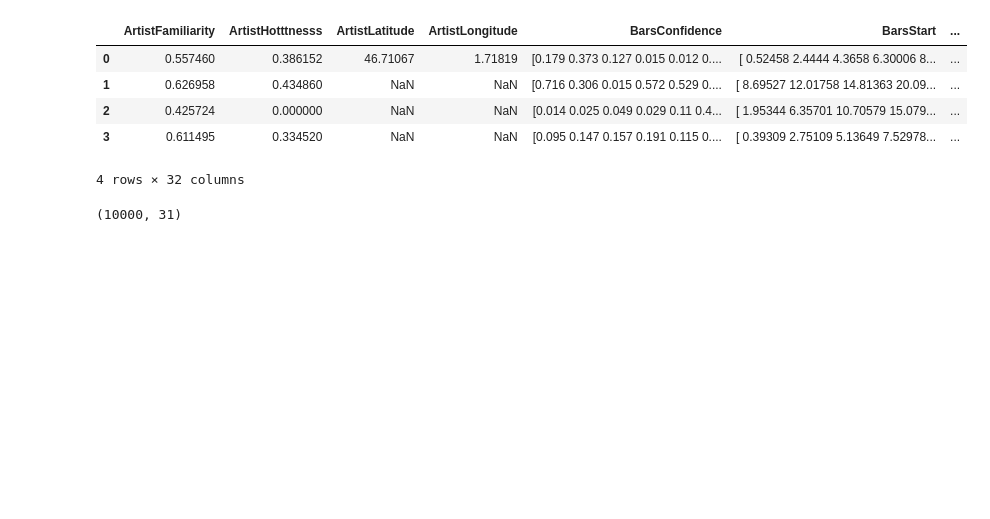
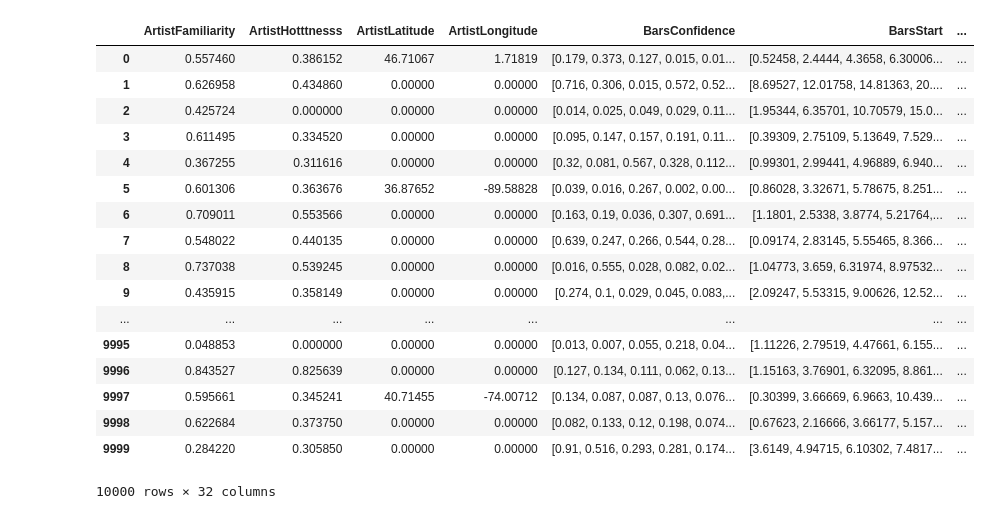
Before and after one commit to thefirebanks/SongPope, a Jupyter notebook: neural network.ipynb, the cells around one changed output. Cells and saved outputs as stored; diff of their text form; code cells hidden in the pictures; blank space fills up the shorter version.

```diff
--- a/neural network.ipynb
+++ b/neural network.ipynb
@@ -28,23 +116,28 @@ Index(['SongNumber', 'SongID', 'AlbumID', 'AlbumName', 'ArtistFamiliarity',
 # %%
-songs.shape
-songs = songs.drop(columns = ['SongID', 'SongNumber', 'AlbumName', 'AlbumID', 'ArtistID',
-                              'ArtistLocation', 'Energy', 'ArtistName', 'Title'])
+df_dropped = df.drop(columns = ['SongID', 'SongNumber', 'AlbumName', 'AlbumID', 'ArtistID',
+                              'ArtistLocation', 'Energy', 'ArtistName', 'Title', 'Energy'])
-# %%
-songs.iloc[0:4, :]
-# %% [output]
-|  | ArtistFamiliarity | ArtistHotttnesss | ArtistLatitude | ArtistLongitude | BarsConfidence | BarsStart | ... |
-| 0 | 0.557460 | 0.386152 | 46.71067 | 1.71819 | [0.179 0.373 0.127 0.015 0.012 0.... | [ 0.52458 2.4444 4.3658 6.30006 8... | ... |
-| 1 | 0.626958 | 0.434860 | NaN | NaN | [0.716 0.306 0.015 0.572 0.529 0.... | [ 8.69527 12.01758 14.81363 20.09... | ... |
-| 2 | 0.425724 | 0.000000 | NaN | NaN | [0.014 0.025 0.049 0.029 0.11 0.4... | [ 1.95344 6.35701 10.70579 15.079... | ... |
-| 3 | 0.611495 | 0.334520 | NaN | NaN | [0.095 0.147 0.157 0.191 0.115 0.... | [ 0.39309 2.75109 5.13649 7.52978... | ... |
-4 rows × 32 columns
+# %%
+df_dropped
+# %% [output]
+|  | ArtistFamiliarity | ArtistHotttnesss | ArtistLatitude | ArtistLongitude | BarsConfidence | BarsStart | ... |
+| 0 | 0.557460 | 0.386152 | 46.71067 | 1.71819 | [0.179, 0.373, 0.127, 0.015, 0.01... | [0.52458, 2.4444, 4.3658, 6.30006... | ... |
+| 1 | 0.626958 | 0.434860 | 0.00000 | 0.00000 | [0.716, 0.306, 0.015, 0.572, 0.52... | [8.69527, 12.01758, 14.81363, 20.... | ... |
+| 2 | 0.425724 | 0.000000 | 0.00000 | 0.00000 | [0.014, 0.025, 0.049, 0.029, 0.11... | [1.95344, 6.35701, 10.70579, 15.0... | ... |
+| 3 | 0.611495 | 0.334520 | 0.00000 | 0.00000 | [0.095, 0.147, 0.157, 0.191, 0.11... | [0.39309, 2.75109, 5.13649, 7.529... | ... |
+| 4 | 0.367255 | 0.311616 | 0.00000 | 0.00000 | [0.32, 0.081, 0.567, 0.328, 0.112... | [0.99301, 2.99441, 4.96889, 6.940... | ... |
+| 5 | 0.601306 | 0.363676 | 36.87652 | -89.58828 | [0.039, 0.016, 0.267, 0.002, 0.00... | [0.86028, 3.32671, 5.78675, 8.251... | ... |
+| 6 | 0.709011 | 0.553566 | 0.00000 | 0.00000 | [0.163, 0.19, 0.036, 0.307, 0.691... | [1.1801, 2.5338, 3.8774, 5.21764,... | ... |
+| 7 | 0.548022 | 0.440135 | 0.00000 | 0.00000 | [0.639, 0.247, 0.266, 0.544, 0.28... | [0.09174, 2.83145, 5.55465, 8.366... | ... |
+| 8 | 0.737038 | 0.539245 | 0.00000 | 0.00000 | [0.016, 0.555, 0.028, 0.082, 0.02... | [1.04773, 3.659, 6.31974, 8.97532... | ... |
+| 9 | 0.435915 | 0.358149 | 0.00000 | 0.00000 | [0.274, 0.1, 0.029, 0.045, 0.083,... | [2.09247, 5.53315, 9.00626, 12.52... | ... |
+| ... | ... | ... | ... | ... | ... | ... | ... |
+| 9995 | 0.048853 | 0.000000 | 0.00000 | 0.00000 | [0.013, 0.007, 0.055, 0.218, 0.04... | [1.11226, 2.79519, 4.47661, 6.155... | ... |
+| 9996 | 0.843527 | 0.825639 | 0.00000 | 0.00000 | [0.127, 0.134, 0.111, 0.062, 0.13... | [1.15163, 3.76901, 6.32095, 8.861... | ... |
+| 9997 | 0.595661 | 0.345241 | 40.71455 | -74.00712 | [0.134, 0.087, 0.087, 0.13, 0.076... | [0.30399, 3.66669, 6.9663, 10.439... | ... |
+| 9998 | 0.622684 | 0.373750 | 0.00000 | 0.00000 | [0.082, 0.133, 0.12, 0.198, 0.074... | [0.67623, 2.16666, 3.66177, 5.157... | ... |
+| 9999 | 0.284220 | 0.305850 | 0.00000 | 0.00000 | [0.91, 0.516, 0.293, 0.281, 0.174... | [3.6149, 4.94715, 6.10302, 7.4817... | ... |
+10000 rows × 32 columns
 # %%
-df = songs.values
-X = np.column_stack((df[:, 0:1], df[:, 2:]))
-y = songs.ArtistHotttnesss
-
-# X[0, :]
-
-print(X.shape)
+songs = df_dropped.values
+X = np.column_stack((songs[:, 0:1], songs[:, 2:]))
+y = df_dropped.ArtistHotttnesss.values
-# %% [output]
-(10000, 31)
```
Also changed, not shown: parts of 22 cells of this notebook.
